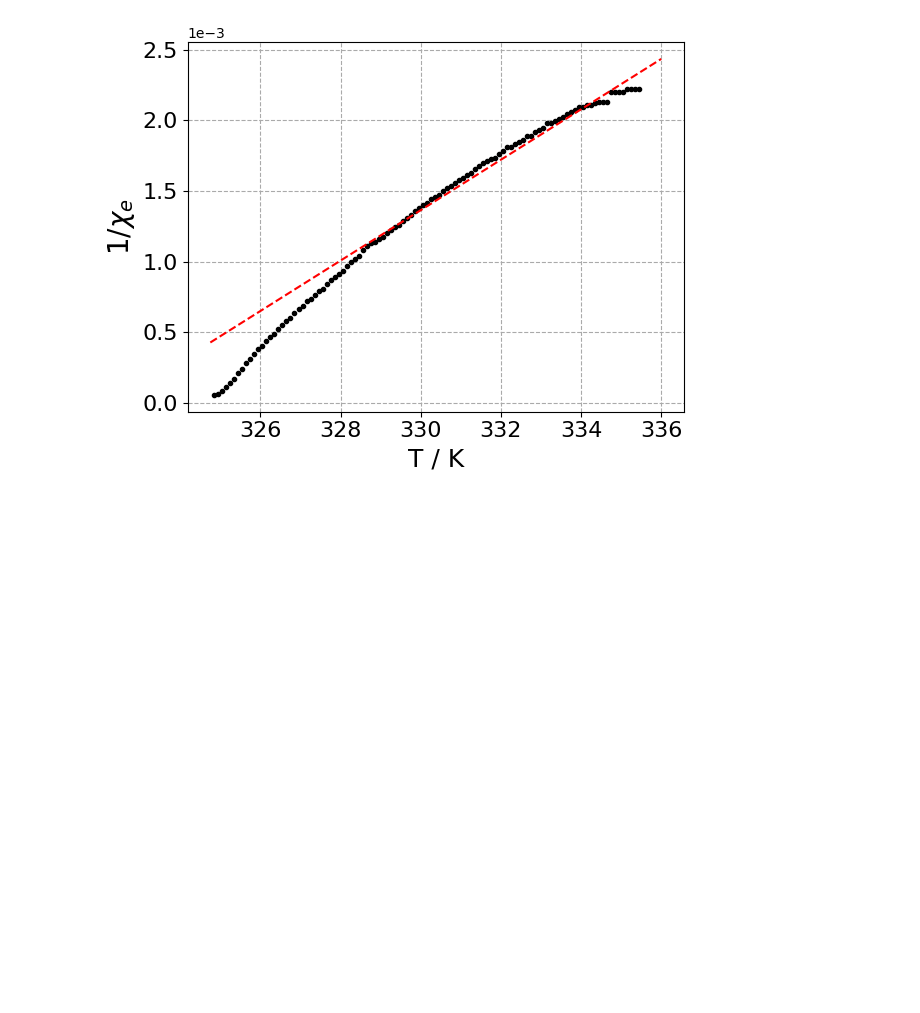
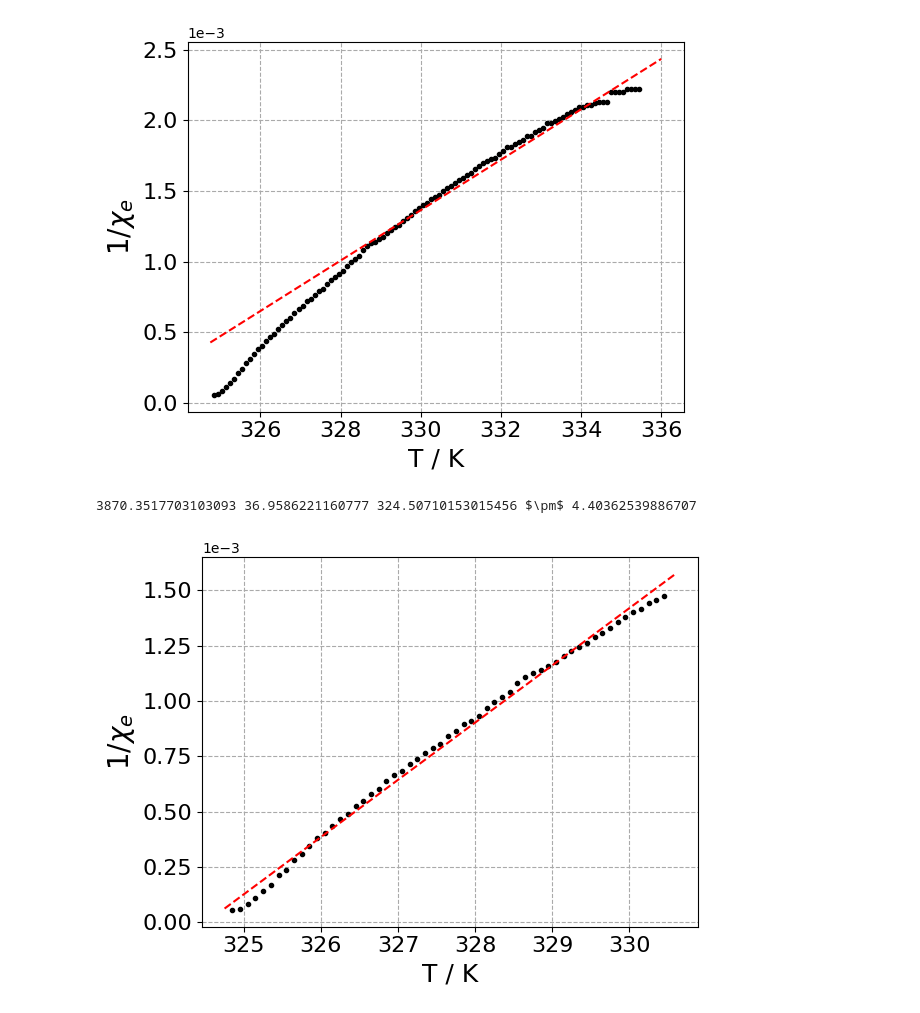
Before and after one commit to albertopeinador/FES_Curie, a Jupyter notebook: Curie.ipynb, the cells around one changed output. Drawn from its saved outputs; the diff is of its cells as text; code cells hidden in the pictures; blank space fills up the shorter version.

```diff
--- a/Curie.ipynb
+++ b/Curie.ipynb
@@ -322,3 +323,27 @@ plt.savefig('TGS_rect.pdf')
 # %% [output]
 5607.384202987203 77.6537185243004 322.3526709104349 $\pm$ 6.41262762626480
 [figure]
+# %%
+ax = plt.gca()
+ax.ticklabel_format(axis = 'y', style = 'scientific', scilimits=[-3, 3])
+ax.tick_params(axis='both', which='major', labelsize=16)
+ax.tick_params(axis='both', which='minor', labelsize=16)
+ax.ticklabel_format(axis = 'y', style = 'scientific', scilimits=[-3, 3])
+ax.plot(df['T'].loc[50:Tc_TGS_index-1], df['C'].loc[50:Tc_TGS_index-1],'k.')
+
+fit, cov = curve_fit (rect, df['T'].loc[50:Tc_TGS_index-1], df['C'].loc[50:Tc_TGS_index-1])
+
+x_fit = np.linspace(Tc_TGS, 330.6, 200)
+
+y_fit = rect(x_fit, fit[0], fit[1])
+ax.plot(x_fit, y_fit, 'r--')
+print (1. / fit[0], inc.incerts(1. / x, [x], [fit[0]], [np.sqrt(cov[0][0])]), -1. / fit[0] * fit[1], '$\pm$', inc.incerts(-x / y, [x, y], [fit[1], fit[0]], [np.sqrt(cov[1][1]), np.sqrt(cov[0][0])]))
+
+
+ax.set_xlabel('T / K', fontsize = 18)
+ax.set_ylabel('$1 / \chi_e$', fontsize = 20)
+ax.grid(linestyle = '--', color = '#aaaaaa')
+plt.savefig('TGS_rect.pdf')
+# %% [output]
+3870.3517703103093 36.9586221160777 324.50710153015456 $\pm$ 4.40362539886707
+[figure, added]
```
Also changed, not shown: parts of 1 cell of this notebook, 8 other files.
